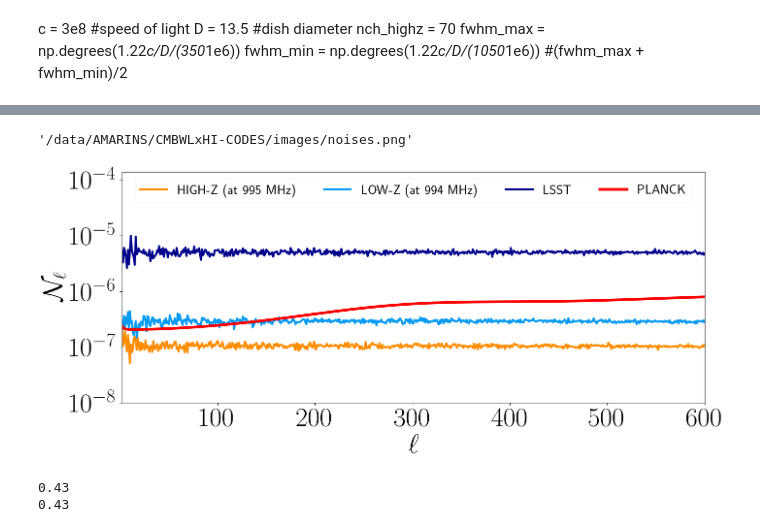
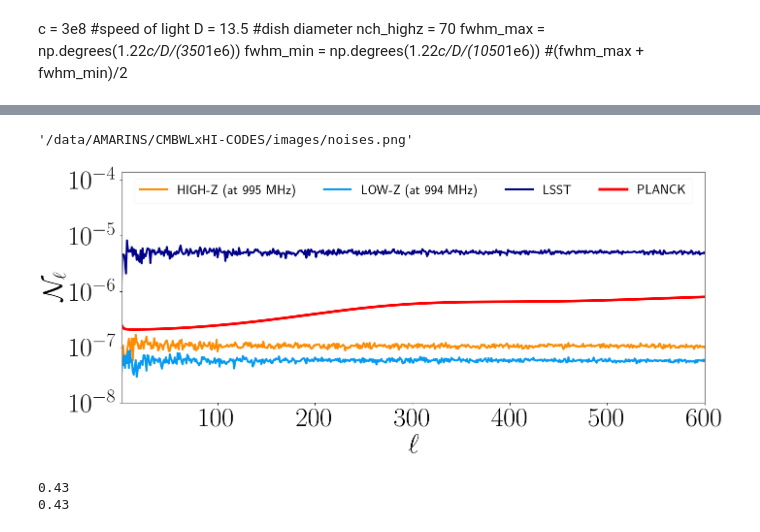
Before and after one commit to armarins/CMBWLxHI, a Jupyter notebook: notebooks/Part6_noises.ipynb, the cells around one changed output, grey strips where cells are left out. Drawn from its saved outputs; the diff is of its cells as text; code cells hidden in the pictures.

```diff
--- a/notebooks/Part6_noises.ipynb
+++ b/notebooks/Part6_noises.ipynb
@@ -91,8 +103,8 @@ nuvec_highz_eff = np.array([ 0.5*(nu_vec_highz[i]+nu_vec_highz[i+1]) for i in ra
 # %%
 for jch in range(nuvec_highz_eff.size):
     sigma_info = {'nside' :output_info['nside'],
-                  'nbeams':425,#int(197*(64800/30000))
-                  'Osur'  :64800,#5324,
+                  'nbeams':270,#int(197*(64800/30000))
+                  'Osur'  :41252.96125,#fullsky=41252.96125#5324,
                   'Obeam' :np.pi*(2/2)**2, #pi*(FWHM/2)^2
                   'tsur'  :1,
                   'K'     :1,#2**(1/2),
@@ -161,36 +169,37 @@ np.average(WN_kappa)*1000
 # %%
 fig   = plt.figure()
 grid  = plt.GridSpec(1,1,top=1.1,right=2,hspace=0)
 ############################################################
 savefigs=True
 cyticks = [1e-8, 1e-7, 1e-6, 1e-5, 1e-4]
 cxticks = [100,200,300,400,500,600]
 jch_low  = 1
 jch_high = 64
 ###########################################################
 ax  = plt.subplot(grid[0,0])
 ax.plot(   l, Cl_wn_highz[jch_high], c=my_cmap(11), lw=3, label='HIGH-Z (at {:.0f} MHz)'.format(nuvec_highz_eff[jch_high]))
-ax.plot(   l, Cl_wn_lowz[jch_low]  , c=my_cmap(5 ), lw=3, label='LOW-Z  (at {:.0f} MHz)'.format(nuvec_lowz_eff[jch_low]  ))
-ax.plot(   l, Nkgal[24]       , c=my_cmap(6 ), lw=3, label='LSST'         )
-ax.plot(lcmb, Nkcmb                , c=my_cmap(2 ), lw=4, label='PLANCK'       )
+ax.plot(   l, Cl_wn_lowz[jch_low]  , c=my_cmap( 5), lw=3, label='LOW-Z  (at {:.0f} MHz)'.format(nuvec_lowz_eff[jch_low]  ))
+ax.plot(   l, Nkgal[24]            , c=my_cmap( 6), lw=3, label='LSST'         )
+ax.plot(lcmb, Nkcmb                , c=my_cmap( 2), lw=4, label='PLANCK'       )
 ax.ticklabel_format(axis='y', style='sci', scilimits=(0,0))
 ax.set_yscale('log'); ax.set_xscale('linear')
 ax.set_xlim(2,600)
 ax.set_ylim(1e-8,1.4e-4)
 ax.set_yticks(cyticks)
 ax.set_xticks(cxticks)
 ax.set_ylabel(r'$\mathcal{N}_{\ell}$', fontsize=40)#($\kappa, \textrm{HI}$)')
 ax.set_xlabel(r'$\ell$', fontsize=40)#($\kappa, \textrm{HI}$)')
 ax.tick_params(axis='both', labelsize=40)
 ax.legend( fontsize=20, loc='upper center', ncols=4 ,framealpha=0.2, fancybox=False)
-#######################################
+###########################################################
 ###########################################################
 pathname = '/data/AMARINS/CMBWLxHI-CODES/images/noises.png'
-#if savefigs: plt.savefig(pathname, dpi=100, bbox_inches='tight')
+if savefigs: plt.savefig(pathname, dpi=100, bbox_inches='tight')
 pathname
+###########################################################
 # %% [output]
 '/data/AMARINS/CMBWLxHI-CODES/images/noises.png'
-[figure, old version]
+[figure, new version]
 # %%
 print(cxft.get_zeff(numin =980,numax =1260,nbands=30,n_curves=30)['zeff'][jch_low])
 print(cxft.get_zeff(numin =350,numax =1050,nbands=70,n_curves=70)['zeff'][jch_high])
```
Also changed, not shown: parts of 8 cells of this notebook, 4 other files.
